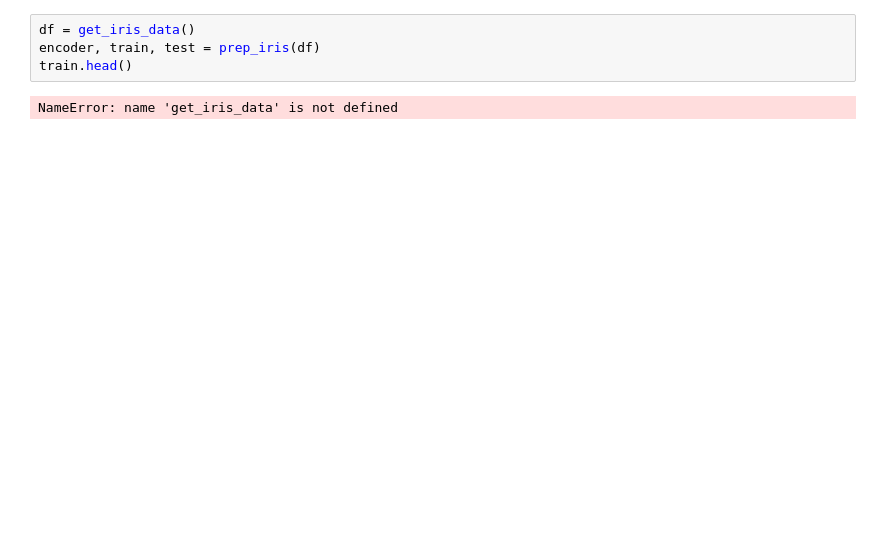
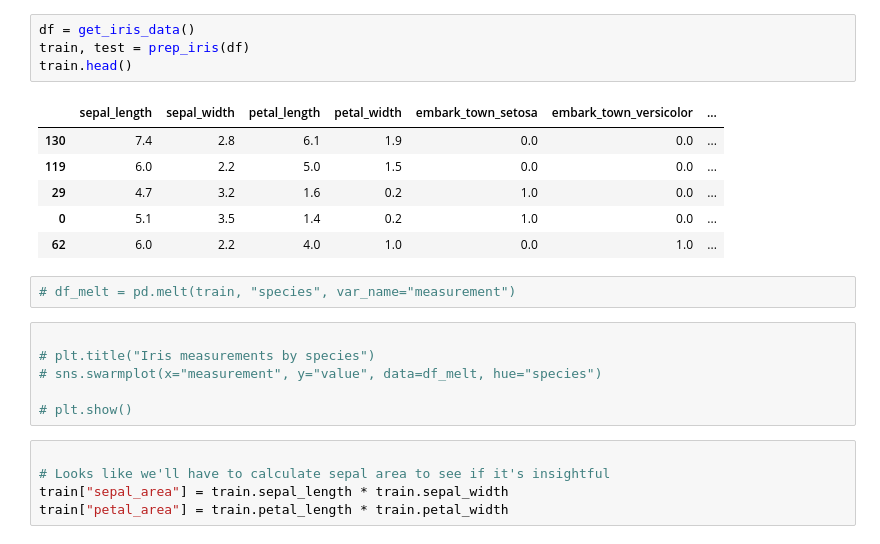
Before and after one commit to noahmelngailis/ds-methodologies-exercises, a Jupyter notebook: classification/explore_excercises.ipynb, the cells around one changed output. Cells and saved outputs as stored; diff of their text form; blank space fills up the shorter version.

```diff
--- a/classification/explore_excercises.ipynb
+++ b/classification/explore_excercises.ipynb
@@ -21,6 +19,24 @@ ModuleNotFoundError: No module named 'acquire_walkthrough'
 # %%
 df = get_iris_data()
-encoder, train, test = prep_iris(df)
+train, test = prep_iris(df)
 train.head()
 # %% [output]
-NameError: name 'get_iris_data' is not defined
+|  | sepal_length | sepal_width | petal_length | petal_width | embark_town_setosa | embark_town_versicolor | ... |
+| 130 | 7.4 | 2.8 | 6.1 | 1.9 | 0.0 | 0.0 | ... |
+| 119 | 6.0 | 2.2 | 5.0 | 1.5 | 0.0 | 0.0 | ... |
+| 29 | 4.7 | 3.2 | 1.6 | 0.2 | 1.0 | 0.0 | ... |
+| 0 | 5.1 | 3.5 | 1.4 | 0.2 | 1.0 | 0.0 | ... |
+| 62 | 6.0 | 2.2 | 4.0 | 1.0 | 0.0 | 1.0 | ... |
+# %%
+# df_melt = pd.melt(train, "species", var_name="measurement")
+# %%
+
+# plt.title("Iris measurements by species")
+# sns.swarmplot(x="measurement", y="value", data=df_melt, hue="species")
+
+# plt.show()
+# %%
+
+# Looks like we'll have to calculate sepal area to see if it's insightful
+train["sepal_area"] = train.sepal_length * train.sepal_width
+train["petal_area"] = train.petal_length * train.petal_width
```
Also changed, not shown: parts of 6 cells of this notebook.
